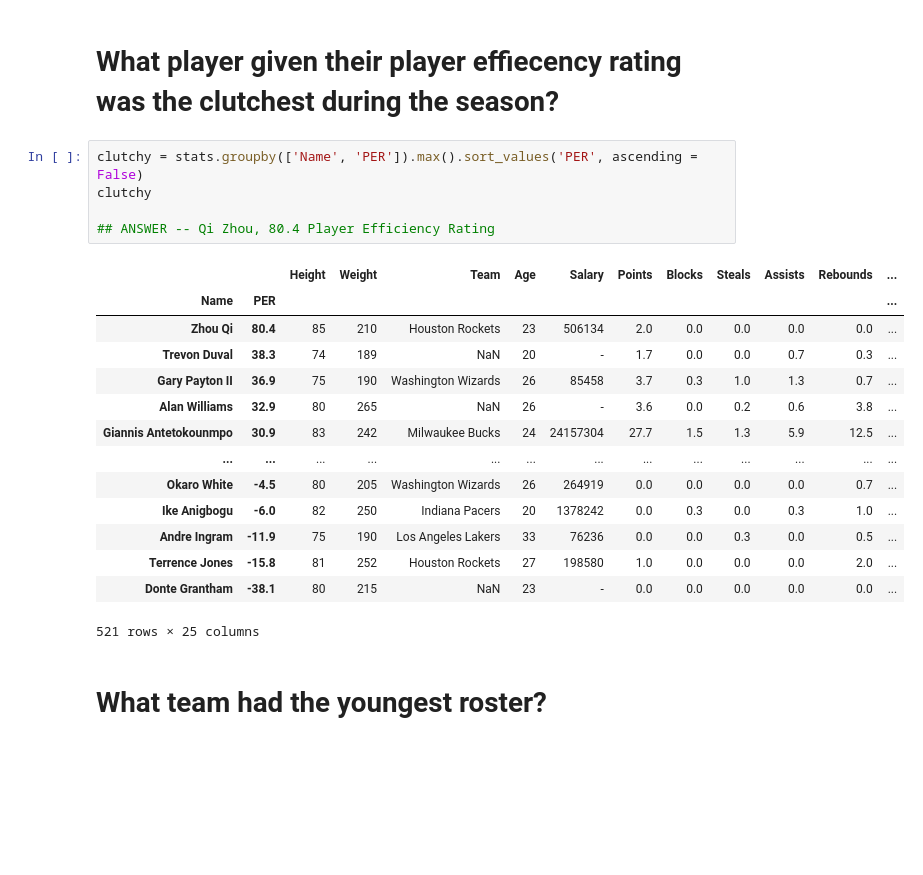
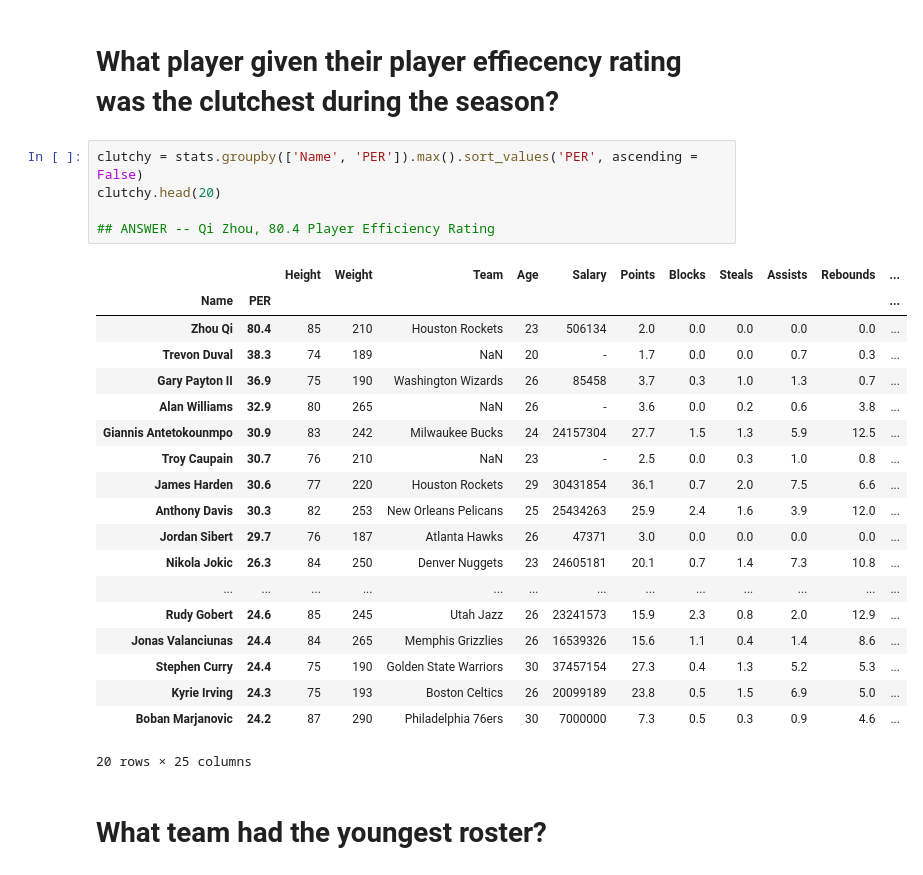
Before and after one commit to Jordan-Floyd/Week-8-HW, a Jupyter notebook: day-4/NBA Regular Season 2018-19 Data Challenge.ipynb, the cells around one changed output. Cells and saved outputs as stored; diff of their text form; blank space fills up the shorter version.

```diff
--- a/day-4/NBA Regular Season 2018-19 Data Challenge.ipynb
+++ b/day-4/NBA Regular Season 2018-19 Data Challenge.ipynb
@@ -114,24 +107,29 @@ mostMinutes.head(3)
 # What player given their player effiecency rating was the clutchest during the season?
 # %%
 clutchy = stats.groupby(['Name', 'PER']).max().sort_values('PER', ascending = False)
-clutchy
+clutchy.head(20)
 
 ## ANSWER -- Qi Zhou, 80.4 Player Efficiency Rating
 # %% [output]
 |  |  | Height | Weight | Team | Age | Salary | Points | Blocks | Steals | Assists | Rebounds | ... |
 | Name | PER |  |  |  |  |  |  |  |  |  |  | ... |
 | Zhou Qi | 80.4 | 85 | 210 | Houston Rockets | 23 | 506134 | 2.0 | 0.0 | 0.0 | 0.0 | 0.0 | ... |
 | Trevon Duval | 38.3 | 74 | 189 | NaN | 20 | - | 1.7 | 0.0 | 0.0 | 0.7 | 0.3 | ... |
 | Gary Payton II | 36.9 | 75 | 190 | Washington Wizards | 26 | 85458 | 3.7 | 0.3 | 1.0 | 1.3 | 0.7 | ... |
 | Alan Williams | 32.9 | 80 | 265 | NaN | 26 | - | 3.6 | 0.0 | 0.2 | 0.6 | 3.8 | ... |
 | Giannis Antetokounmpo | 30.9 | 83 | 242 | Milwaukee Bucks | 24 | 24157304 | 27.7 | 1.5 | 1.3 | 5.9 | 12.5 | ... |
+| Troy Caupain | 30.7 | 76 | 210 | NaN | 23 | - | 2.5 | 0.0 | 0.3 | 1.0 | 0.8 | ... |
+| James Harden | 30.6 | 77 | 220 | Houston Rockets | 29 | 30431854 | 36.1 | 0.7 | 2.0 | 7.5 | 6.6 | ... |
+| Anthony Davis | 30.3 | 82 | 253 | New Orleans Pelicans | 25 | 25434263 | 25.9 | 2.4 | 1.6 | 3.9 | 12.0 | ... |
+| Jordan Sibert | 29.7 | 76 | 187 | Atlanta Hawks | 26 | 47371 | 3.0 | 0.0 | 0.0 | 0.0 | 0.0 | ... |
+| Nikola Jokic | 26.3 | 84 | 250 | Denver Nuggets | 23 | 24605181 | 20.1 | 0.7 | 1.4 | 7.3 | 10.8 | ... |
 | ... | ... | ... | ... | ... | ... | ... | ... | ... | ... | ... | ... | ... |
-| Okaro White | -4.5 | 80 | 205 | Washington Wizards | 26 | 264919 | 0.0 | 0.0 | 0.0 | 0.0 | 0.7 | ... |
-| Ike Anigbogu | -6.0 | 82 | 250 | Indiana Pacers | 20 | 1378242 | 0.0 | 0.3 | 0.0 | 0.3 | 1.0 | ... |
-| Andre Ingram | -11.9 | 75 | 190 | Los Angeles Lakers | 33 | 76236 | 0.0 | 0.0 | 0.3 | 0.0 | 0.5 | ... |
-| Terrence Jones | -15.8 | 81 | 252 | Houston Rockets | 27 | 198580 | 1.0 | 0.0 | 0.0 | 0.0 | 2.0 | ... |
-| Donte Grantham | -38.1 | 80 | 215 | NaN | 23 | - | 0.0 | 0.0 | 0.0 | 0.0 | 0.0 | ... |
+| Rudy Gobert | 24.6 | 85 | 245 | Utah Jazz | 26 | 23241573 | 15.9 | 2.3 | 0.8 | 2.0 | 12.9 | ... |
+| Jonas Valanciunas | 24.4 | 84 | 265 | Memphis Grizzlies | 26 | 16539326 | 15.6 | 1.1 | 0.4 | 1.4 | 8.6 | ... |
+| Stephen Curry | 24.4 | 75 | 190 | Golden State Warriors | 30 | 37457154 | 27.3 | 0.4 | 1.3 | 5.2 | 5.3 | ... |
+| Kyrie Irving | 24.3 | 75 | 193 | Boston Celtics | 26 | 20099189 | 23.8 | 0.5 | 1.5 | 6.9 | 5.0 | ... |
+| Boban Marjanovic | 24.2 | 87 | 290 | Philadelphia 76ers | 30 | 7000000 | 7.3 | 0.5 | 0.3 | 0.9 | 4.6 | ... |
-521 rows × 25 columns
+20 rows × 25 columns
 # %% [markdown]
 # What team had the youngest roster?
 # %%
```
Also changed, not shown: parts of 5 cells of this notebook, 3 other files.
